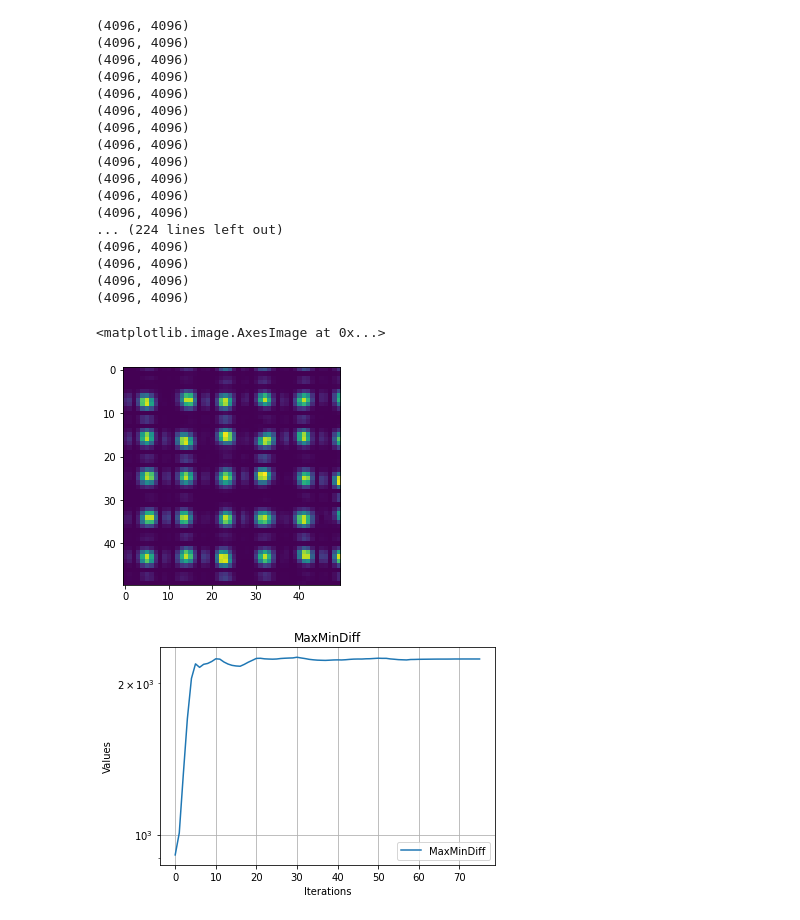
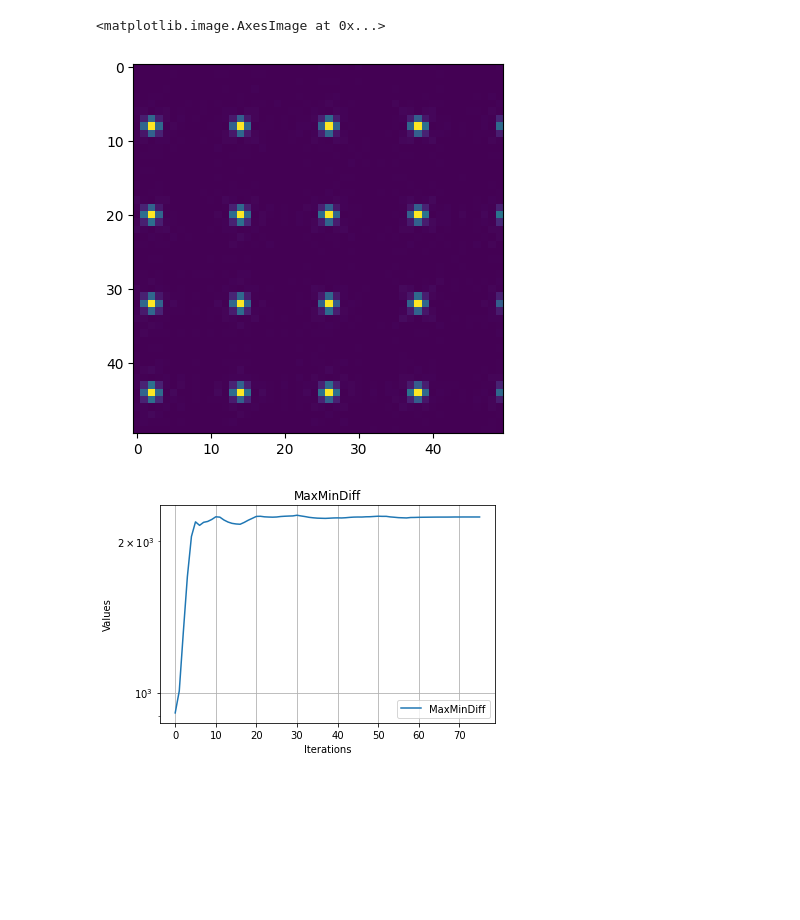
Before and after one commit to nsong03/Ultracold-Research, a Jupyter notebook: GWS_Summer2024/tweezergeneration_simulation_zeropad.ipynb, the cells around one changed output. Saved outputs shown, nothing was run; the diff lists cells and outputs as text; code cells hidden in the pictures; blank space fills up the shorter version.

```diff
--- a/GWS_Summer2024/tweezergeneration_simulation_zeropad.ipynb
+++ b/GWS_Summer2024/tweezergeneration_simulation_zeropad.ipynb
@@ -60,7 +60,7 @@ pixelpitch = (8 * 200/250 * 10**(-6))# microns
 slmaperture = pixelpitch * 1200
 # Simulation Constants
 numpix_frame = 1300
-numpix_real = 4096
+numpix_real = 2048
 aperturesize_real = numpix_real * pixelpitch
 aperturesize_fourier = wavelength * focallength / (pixelpitch)
 pixelsize_fourier = aperturesize_fourier / numpix_real
@@ -68,7 +68,7 @@ print("Aod pixel pitch in microns: ", pixelpitch*1e6)
 print("Fourier space spacing in microns: ", pixelsize_fourier*10**6)
 print("Fourier space aperture in microns: ", aperturesize_fourier*10**6)
 
-tweezerspacing = 9
+tweezerspacing = 12
 numxtweezers = 30
 numytweezers = 30
 
@@ -124,8 +118,0 @@ plt.imshow(gaussian_filter(gaussianweightedtweezers.get(),1)[1900:1950, 2100:215
-# %%
-def Pen_LukinGaussian(w,w_prev,target_im,std_int, harmonicremoval=False, harmoniccoords=[]):
-    if harmonicremoval:
-        w[target_im>threshold] = cp.sqrt((cp.mean(std_int[target_im>threshold]) / std_int[target_im>threshold])) * w_prev[target_im>threshold]
-        w[harmoniccoords] = 0
-    else:
-        w[target_im>0] =  cp.sqrt(target_im[target_im>0] * (cp.mean(std_int[target_im>0]) / std_int[target_im>0])) * w_prev[target_im>0]
-    return (w)
@@ -241,32 +119,13 @@ def derivephase_fixed_zeropadding(costfunction1, costfunction2, targetintensity2
 # %%
-
 
 randomguess = cp.random.rand(1300, 1300)
 # Derive necessary phase for tweezers - fixed phase method
-optimizedout_tweezer  = derivephase_fixed_zeropadding(Pen_LukinGaussian, Pen_LukinGaussian, gaussiantweezerarray, randomguess, 60, 20, uniformtarget=gaussiantweezerarray, magnification =1)
+optimizedout_tweezer  = derivephase_fixed_zeropadding(Pen_LukinGaussian, Pen_LukinGaussian, gaussiantweezerarray, randomguess, 60, 10, uniformtarget=gaussiantweezerarray, magnification =1)
-# %% [output]
-(4096, 4096)
-(4096, 4096)
-(4096, 4096)
-(4096, 4096)
-(4096, 4096)
-(4096, 4096)
-(4096, 4096)
-(4096, 4096)
-(4096, 4096)
-(4096, 4096)
-(4096, 4096)
-(4096, 4096)
-... (224 lines left out)
-(4096, 4096)
-(4096, 4096)
-(4096, 4096)
-(4096, 4096)
 # %%
-plt.imshow(optimizedout_tweezer.get_stdint().get()[2000:2050, 2200:2250])
+plt.imshow(optimizedout_tweezer.get_stdint().get()[1000:1050, 1150:1200])
 # %% [output]
 <matplotlib.image.AxesImage at 0x...>
-[figure, old version]
+[figure, new version]
 # %%
 errors_thing = optimizedout_tweezer.get_all_errors()
 labels_thing = optimizedout_tweezer.get_all_labels()
```
Also changed, not shown: parts of 5 cells of this notebook, 3 other files.
